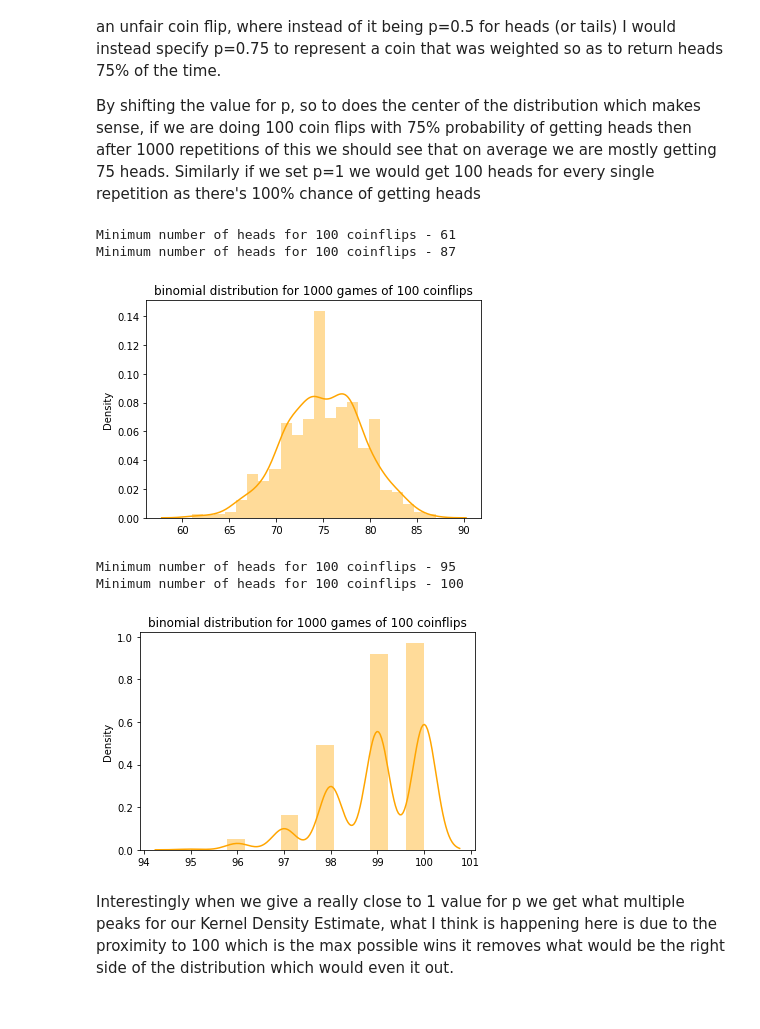
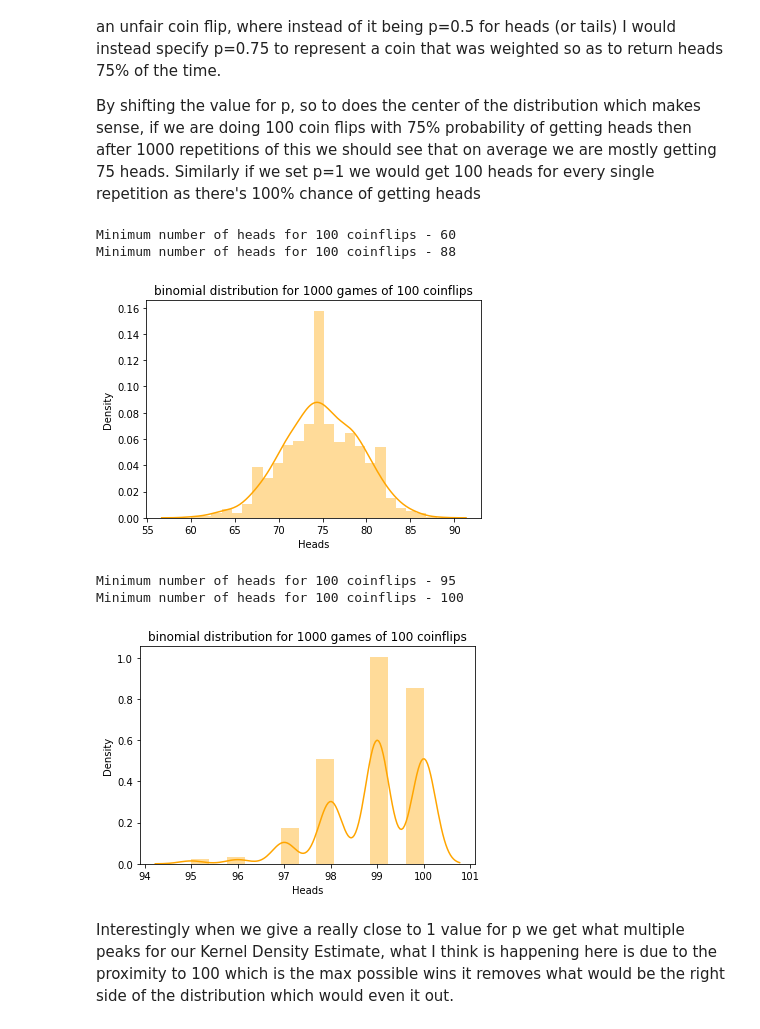
Before and after one commit to itskeithstudent/Fundamentals-Of-Data-Analysis-52446-Tasks, a Jupyter notebook: Tasks.ipynb, the cells around one changed output. Drawn from its saved outputs; the diff is of its cells as text; code cells hidden in the pictures.

```diff
--- a/Tasks.ipynb
+++ b/Tasks.ipynb
@@ -396,24 +404,26 @@ Similarly if we set p=1 we would get 100 heads for every single repetition as th
 # %%
 #little tweak to the binomial distribution showing an uneven weighting for the coin
 unfair_coinflip_binomial = rng.binomial(n=100,p=0.75,size=1000)
 #print("What the output of the binomial function returns for distribution of 100 coinflips simulated 1000 times\n", unfair_coinflip_binomial)
 print("Minimum number of heads for 100 coinflips -", min(unfair_coinflip_binomial))
 print("Minimum number of heads for 100 coinflips -", max(unfair_coinflip_binomial))
-sns.distplot(unfair_coinflip_binomial, color='orange').set_title('binomial distribution for 1000 games of 100 coinflips');
+sns.distplot(unfair_coinflip_binomial, color='orange').set_title('binomial distribution for 1000 games of 100 coinflips')
+plt.xlabel('Heads');
 # %% [output]
-Minimum number of heads for 100 coinflips - 61
-Minimum number of heads for 100 coinflips - 87
+Minimum number of heads for 100 coinflips - 60
+Minimum number of heads for 100 coinflips - 88
-[figure, old version]
+[figure, new version]
 # %%
 #little tweak to the binomial distribution showing an uneven weighting for the coin
 reallyunfair_coinflip_binomial = rng.binomial(n=100,p=0.99,size=1000)
 print("Minimum number of heads for 100 coinflips -", min(reallyunfair_coinflip_binomial))
 print("Minimum number of heads for 100 coinflips -", max(reallyunfair_coinflip_binomial))
-sns.distplot(reallyunfair_coinflip_binomial, color='orange').set_title('binomial distribution for 1000 games of 100 coinflips');
+sns.distplot(reallyunfair_coinflip_binomial, color='orange').set_title('binomial distribution for 1000 games of 100 coinflips')
+plt.xlabel('Heads');
 # %% [output]
 Minimum number of heads for 100 coinflips - 95
 Minimum number of heads for 100 coinflips - 100
-[figure, old version]
+[figure, new version]
 # %% [markdown]
 Interestingly when we give a really close to 1 value for p we get what multiple peaks for our Kernel Density Estimate, what I think is happening here is due to the proximity to 100 which is the max possible wins it removes what would be the right side of the distribution which would even it out.
 # %% [markdown]
```
Also changed, not shown: parts of 25 cells of this notebook.
